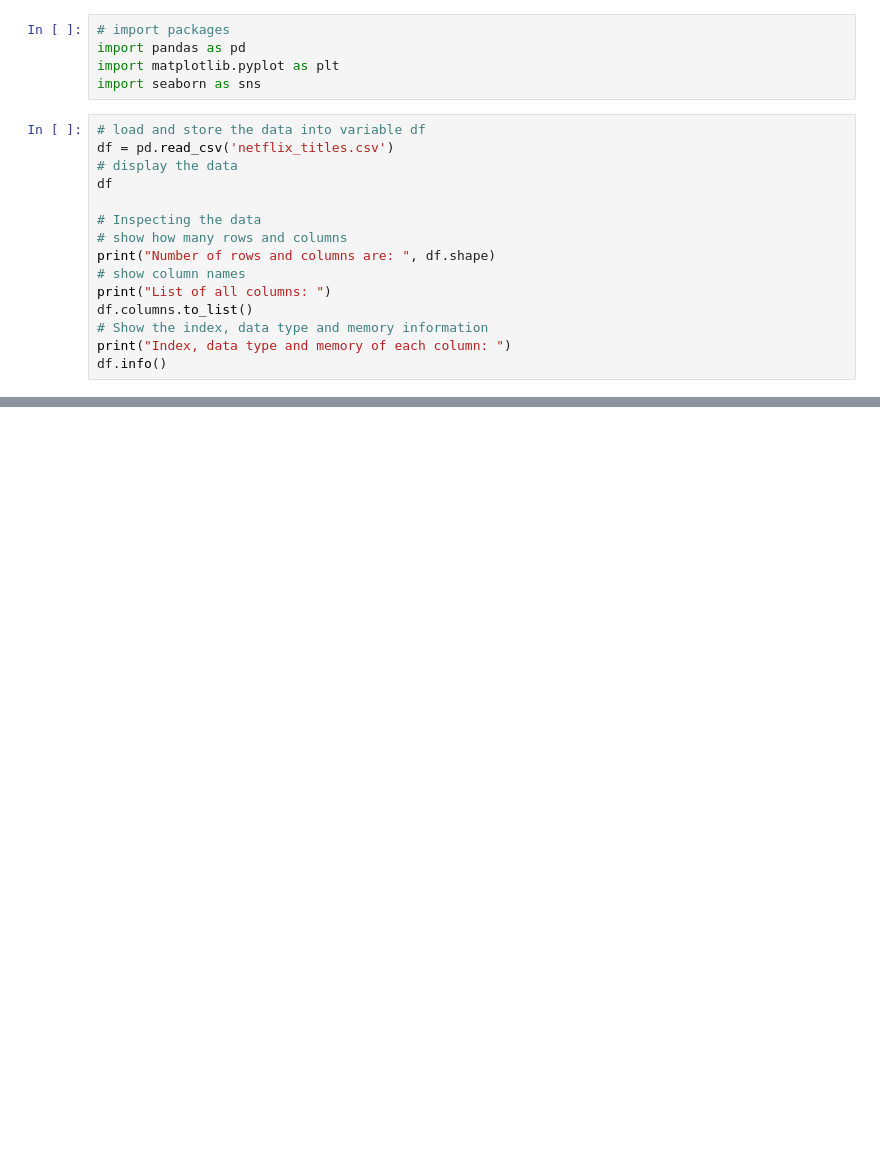
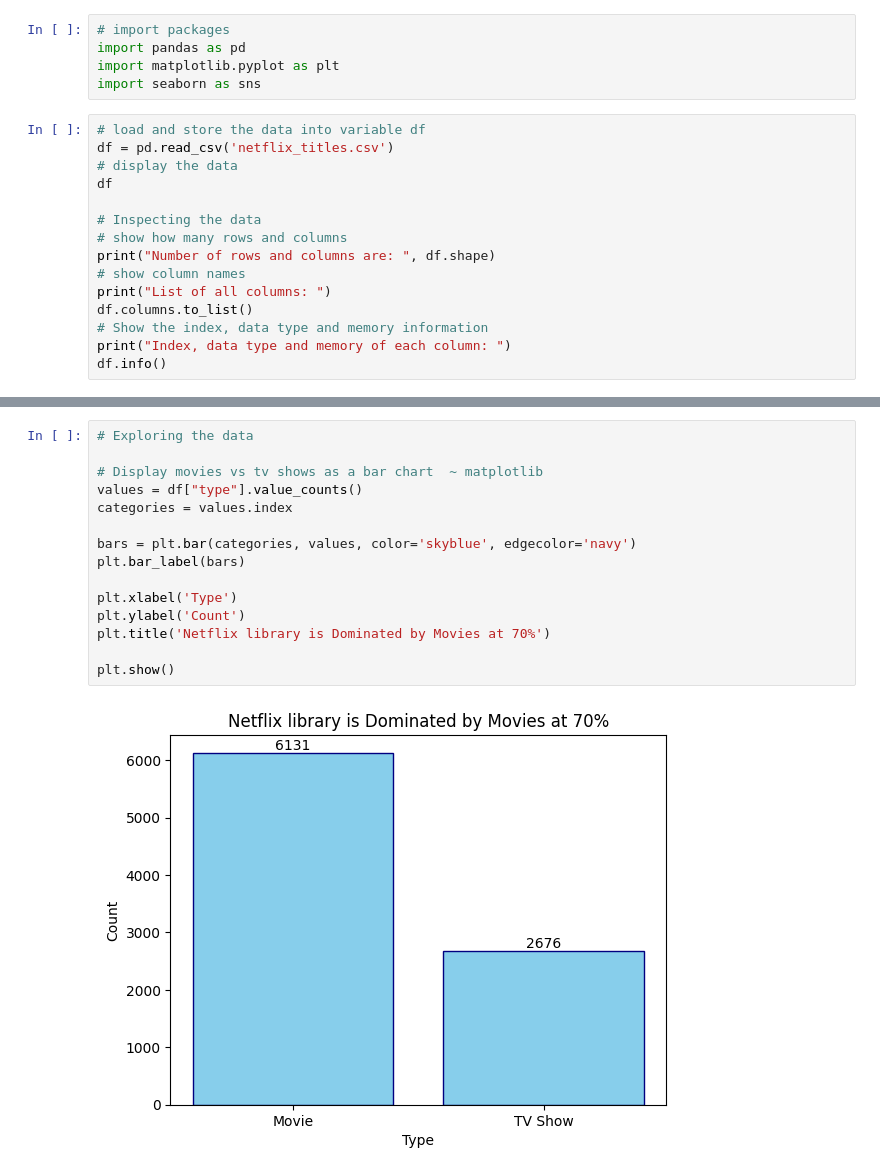
Before and after one commit to bluejay-19/netflix-analysis, a Jupyter notebook: netflix-analysis.ipynb, the cells around one changed output, grey strips where cells are left out. Drawn from its saved outputs; the diff is of its cells as text; blank space fills up the shorter version.

Commit message:
Add Movies vs TV Shows bar chart in matplotlib and seaborn

```diff
--- a/netflix-analysis.ipynb
+++ b/netflix-analysis.ipynb
@@ -53,0 +48,17 @@ The count of duplicated values is:  0
+# %%
+# Exploring the data
+
+# Display movies vs tv shows as a bar chart  ~ matplotlib
+values = df["type"].value_counts()
+categories = values.index
+
+bars = plt.bar(categories, values, color='skyblue', edgecolor='navy')
+plt.bar_label(bars)
+
+plt.xlabel('Type')
+plt.ylabel('Count')
+plt.title('Netflix library is Dominated by Movies at 70%')
+
+plt.show()
+# %% [output]
+[figure, added]
```
Also changed, not shown: parts of 3 cells of this notebook.
